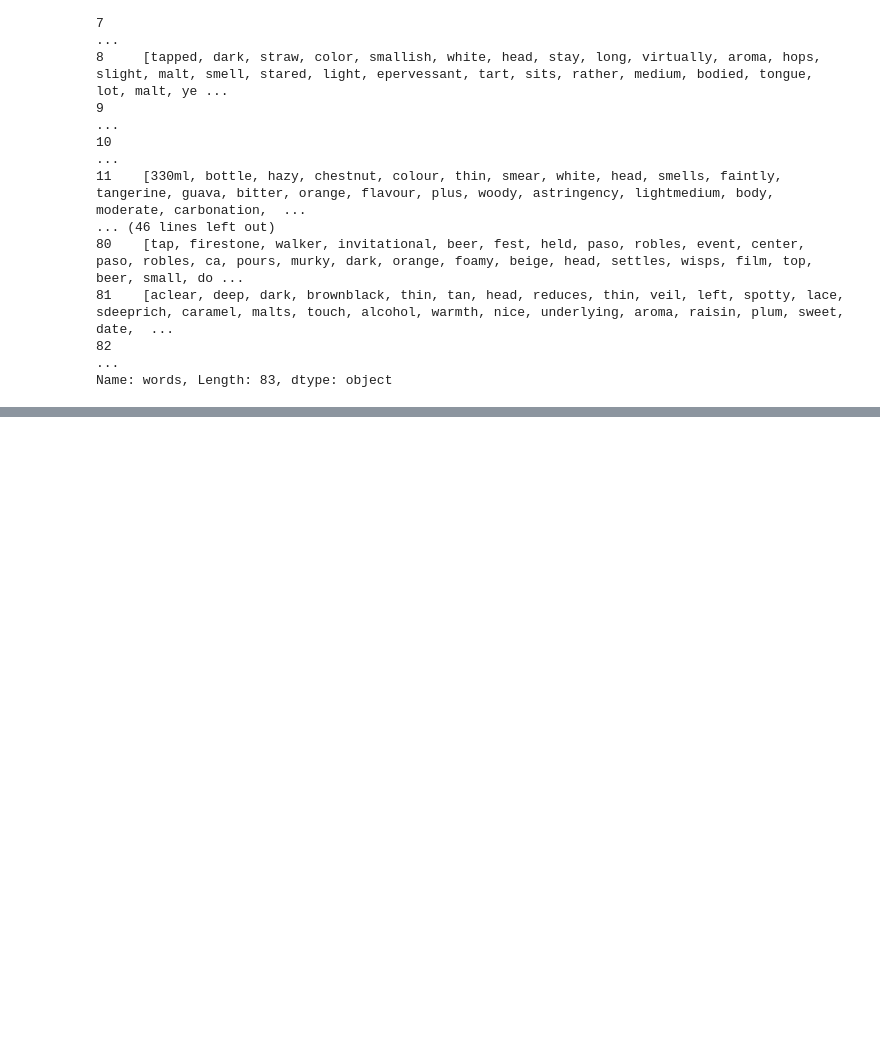
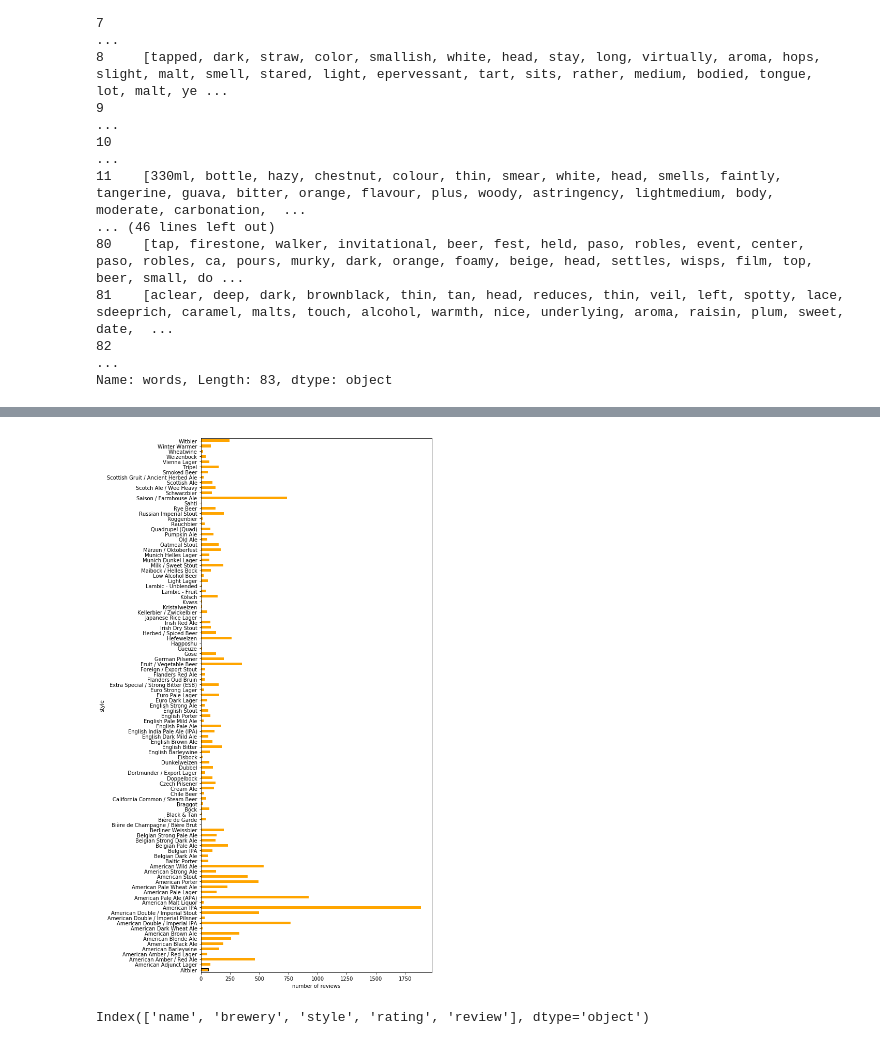
Before and after one commit to misterhappy2/beer, a Jupyter notebook: Process.ipynb, the cells around one changed output, grey strips where cells are left out. Saved outputs shown, nothing was run; the diff lists cells and outputs as text; code cells hidden in the pictures; blank space fills up the shorter version.

```diff
--- a/Process.ipynb
+++ b/Process.ipynb
@@ -95,0 +123,14 @@ df.head()
+# %%
+# how many STYLES are represented
+
+d= df.groupby(['style']).size()
+_= plt.figure(figsize=(8,19))
+_= d.plot(kind='barh', color='orange', edgecolor="k")
+_= plt.xlabel('number of reviews')
+plt.show()
+# %% [output]
+[figure, added]
+# %%
+df.columns
+# %% [output]
+Index(['name', 'brewery', 'style', 'rating', 'review'], dtype='object')
```
Also changed, not shown: parts of 6 cells of this notebook, 1 other file.
